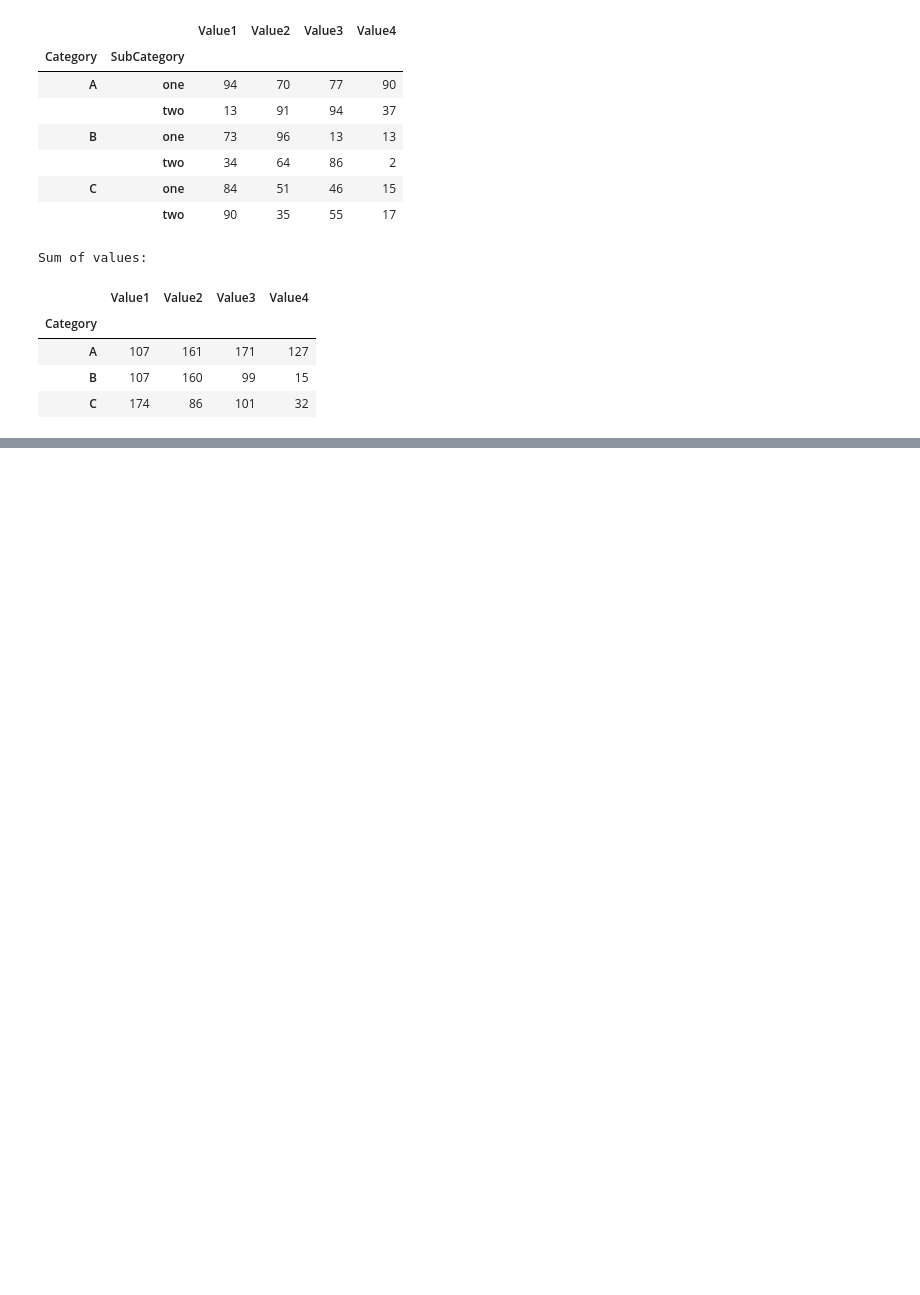
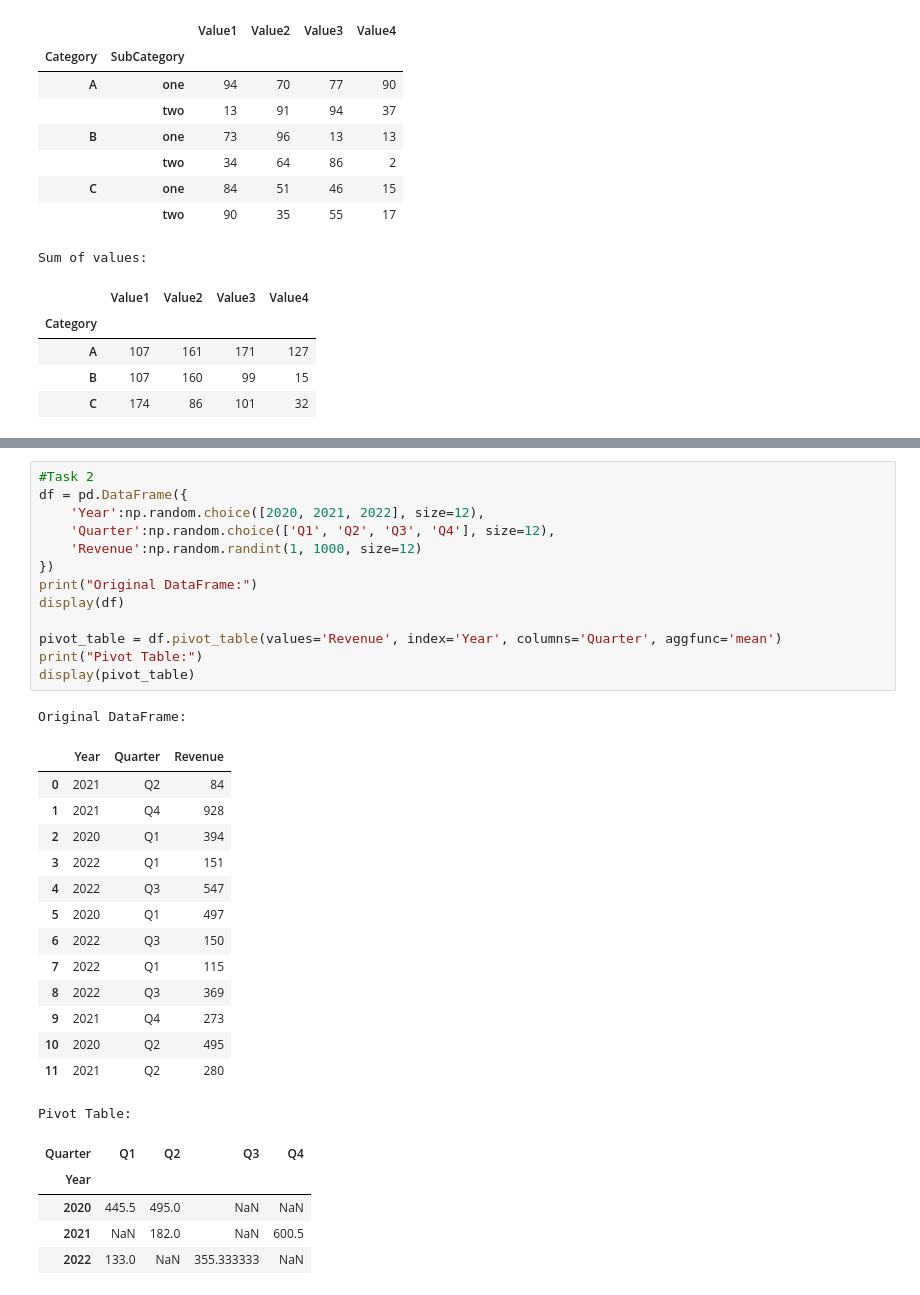
Before and after one commit to developersview/complete-python-DS-ML-bootcamp, a Jupyter notebook: Ch13 - DataAnalysisWithPython/numpypandasassignments/pandasasssignments.ipynb, the cells around one changed output, grey strips where cells are left out. Drawn from its saved outputs; the diff is of its cells as text; blank space fills up the shorter version.

```diff
--- a/Ch13 - DataAnalysisWithPython/numpypandasassignments/pandasasssignments.ipynb
+++ b/Ch13 - DataAnalysisWithPython/numpypandasassignments/pandasasssignments.ipynb
@@ -518,0 +570,34 @@ Sum of values:
+# %%
+#Task 2
+df = pd.DataFrame({
+    'Year':np.random.choice([2020, 2021, 2022], size=12),
+    'Quarter':np.random.choice(['Q1', 'Q2', 'Q3', 'Q4'], size=12),
+    'Revenue':np.random.randint(1, 1000, size=12)
+})
+print("Original DataFrame:")
+display(df)
+
+pivot_table = df.pivot_table(values='Revenue', index='Year', columns='Quarter', aggfunc='mean')
+print("Pivot Table:")
+display(pivot_table)
+# %% [output]
+Original DataFrame:
+|  | Year | Quarter | Revenue |
+| 0 | 2021 | Q2 | 84 |
+| 1 | 2021 | Q4 | 928 |
+| 2 | 2020 | Q1 | 394 |
+| 3 | 2022 | Q1 | 151 |
+| 4 | 2022 | Q3 | 547 |
+| 5 | 2020 | Q1 | 497 |
+| 6 | 2022 | Q3 | 150 |
+| 7 | 2022 | Q1 | 115 |
+| 8 | 2022 | Q3 | 369 |
+| 9 | 2021 | Q4 | 273 |
+| 10 | 2020 | Q2 | 495 |
+| 11 | 2021 | Q2 | 280 |
+Pivot Table:
+| Quarter | Q1 | Q2 | Q3 | Q4 |
+| Year |  |  |  |  |
+| 2020 | 445.5 | 495.0 | NaN | NaN |
+| 2021 | NaN | 182.0 | NaN | 600.5 |
+| 2022 | 133.0 | NaN | 355.333333 | NaN |
```
Also changed, not shown: parts of 5 cells of this notebook.
